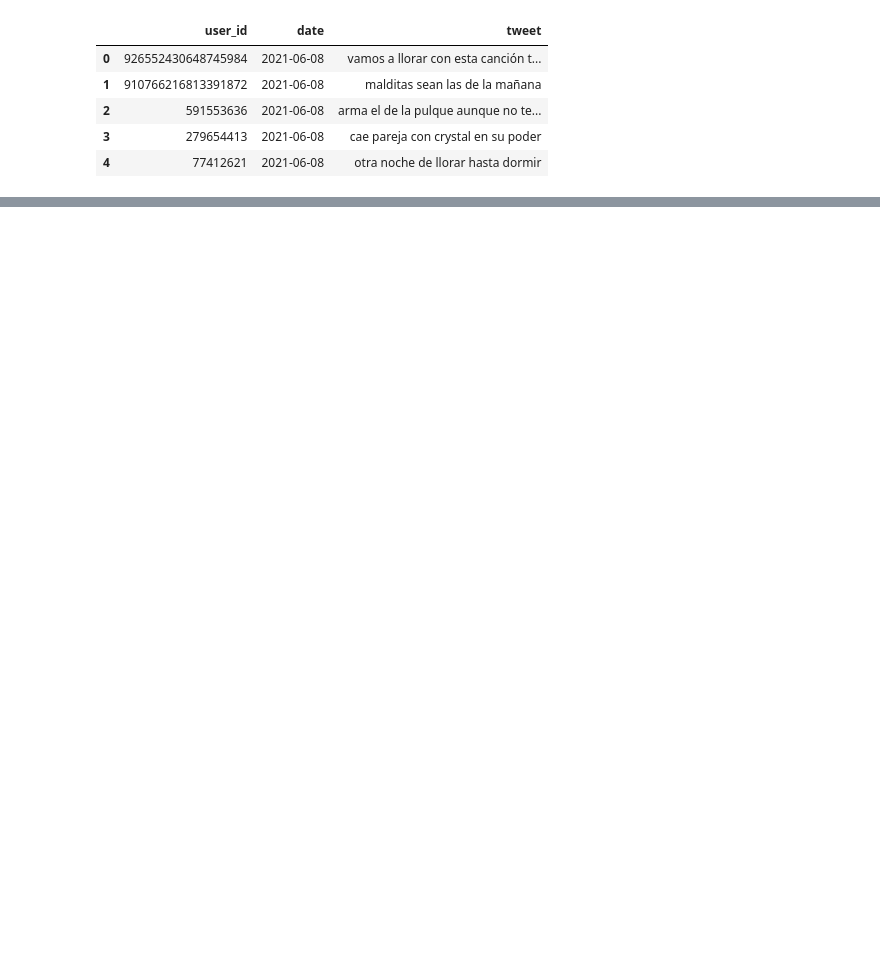
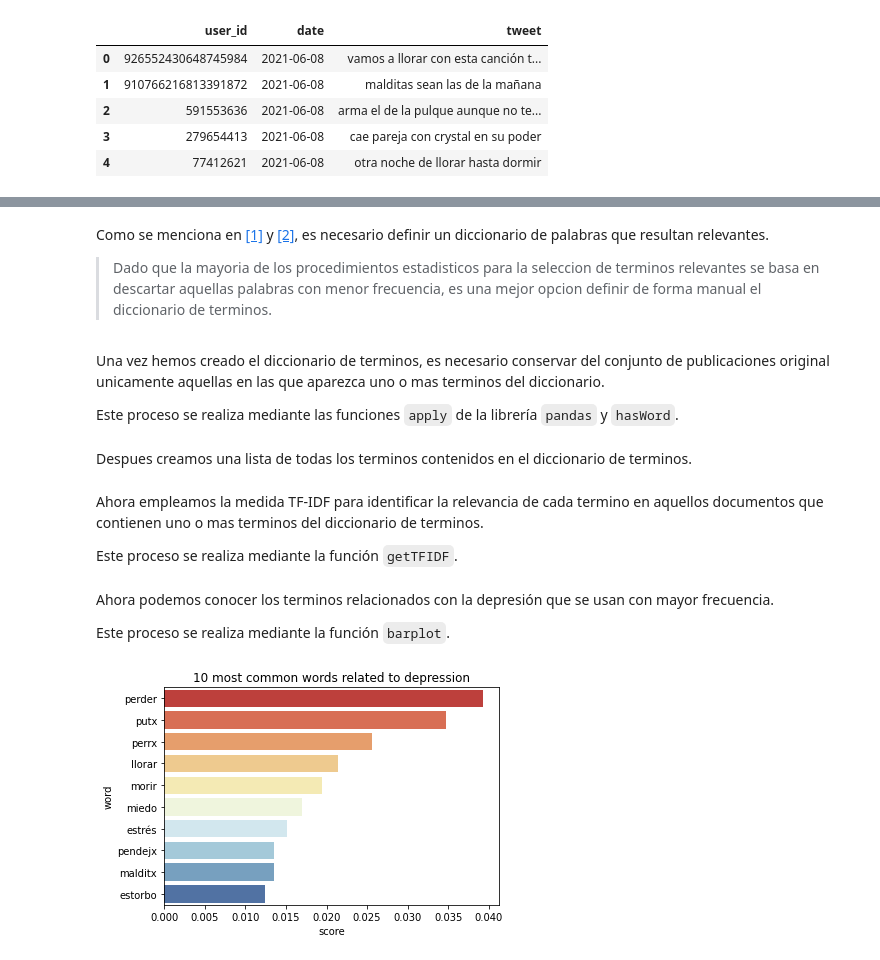
Before and after one commit to restradap001/Depression-in-Mexico, a Jupyter notebook: depression-in-mexico.ipynb, the cells around one changed output, grey strips where cells are left out. Drawn from its saved outputs; the diff is of its cells as text; code cells hidden in the pictures; blank space fills up the shorter version.

```diff
--- a/depression-in-mexico.ipynb
+++ b/depression-in-mexico.ipynb
@@ -187,0 +361,36 @@ for index in range(0, twitter_data.shape[0]):
+# %% [markdown]
+Como se menciona en [[1]](https://rcs.cic.ipn.mx/2020_149_8/Identificacion%20y%20pesado%20de%20terminos%20para%20la%20deteccion%20de%20depresion%20en%20Twitter.pdf) y [[2]](https://inaoe.repositorioinstitucional.mx/jspui/bitstream/1009/1952/1/CoelloGDL.pdf), es necesario definir un diccionario de palabras que resultan relevantes.
+
+> Dado que la mayoria de los procedimientos estadisticos para la seleccion de terminos relevantes se basa en descartar aquellas palabras con menor frecuencia, es una mejor opcion definir de forma manual el diccionario de terminos.
+# %%
+bag_of_words = {
+    "words": ["problema", "lágrima", "autoestima", "error", "bullying", "hartx"],
+    "verbs": ["sufrir", "olvidar", "morir", "llorar", "perder", "abandonar", "criticar", "suicidar", "ilusionar", "desilusionar", "mentir", "fingir", "desaparecer", "herir", "desahogar", "disimular", "traicionar", "fracasar", "molestar", "odiar", "sentir"],
+    "feelings": ["depresión", "ansiedad", "tristeza", "desesperación", "crisis", "debilidad", "soledad", "celos", "decepción", "cansancio", "estrés", "miedo", "lástima", "dolor", "locura", "desinterés"],
+    "bad_words": ["mierda", "putx", "pendejx", "idiota", "imbécil", "cabrón", "marica", "inútil", "estorbo", "estúpidx", "infeliz", "ridículx", "miserable", "malditx", "malx", "perrx"]
+}
+# %% [markdown]
+Una vez hemos creado el diccionario de terminos, es necesario conservar del conjunto de publicaciones original unicamente aquellas en las que aparezca uno o mas terminos del diccionario.
+
+Este proceso se realiza mediante las funciones <code>apply</code> de la librería <code>pandas</code> y <code>hasWord</code>.
+# %%
+filtered_twitter_data = twitter_data[twitter_data["tweet"].apply(lambda tweet: hasWord(bag_of_words, tweet))]
+# %% [markdown]
+Despues creamos una lista de todas los terminos contenidos en el diccionario de terminos.
+# %%
+words = [word for sublist in bag_of_words.values() for word in sublist]
+# %% [markdown]
+Ahora empleamos la medida TF-IDF para identificar la relevancia de cada termino en aquellos documentos que contienen uno o mas terminos del diccionario de terminos.
+
+Este proceso se realiza mediante la función <code>getTFIDF</code>.
+# %%
+scores_values = [getTFIDF(word, filtered_twitter_data["tweet"]) for word in words]
+scores = pd.DataFrame({"word": words, "score": scores_values}).sort_values(by="score", ascending=False)
+# %% [markdown]
+Ahora podemos conocer los terminos relacionados con la depresión que se usan con mayor frecuencia.
+
+Este proceso se realiza mediante la función <code>barplot</code>.
+# %%
+sns.barplot(data=scores[:10], x="score", y="word", orient="h", palette="RdYlBu").set(title="10 most common words related to depression");
+# %% [output]
+[figure, added]
```
Also changed, not shown: parts of 67 cells of this notebook.
